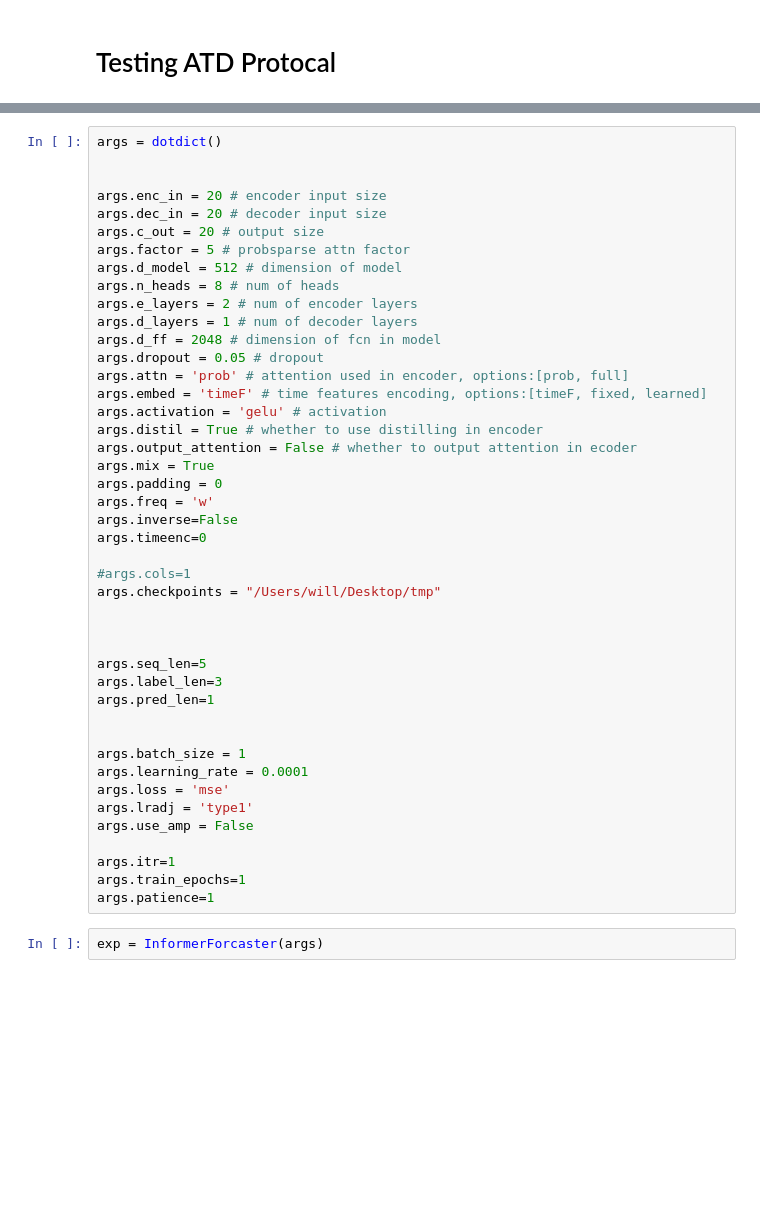
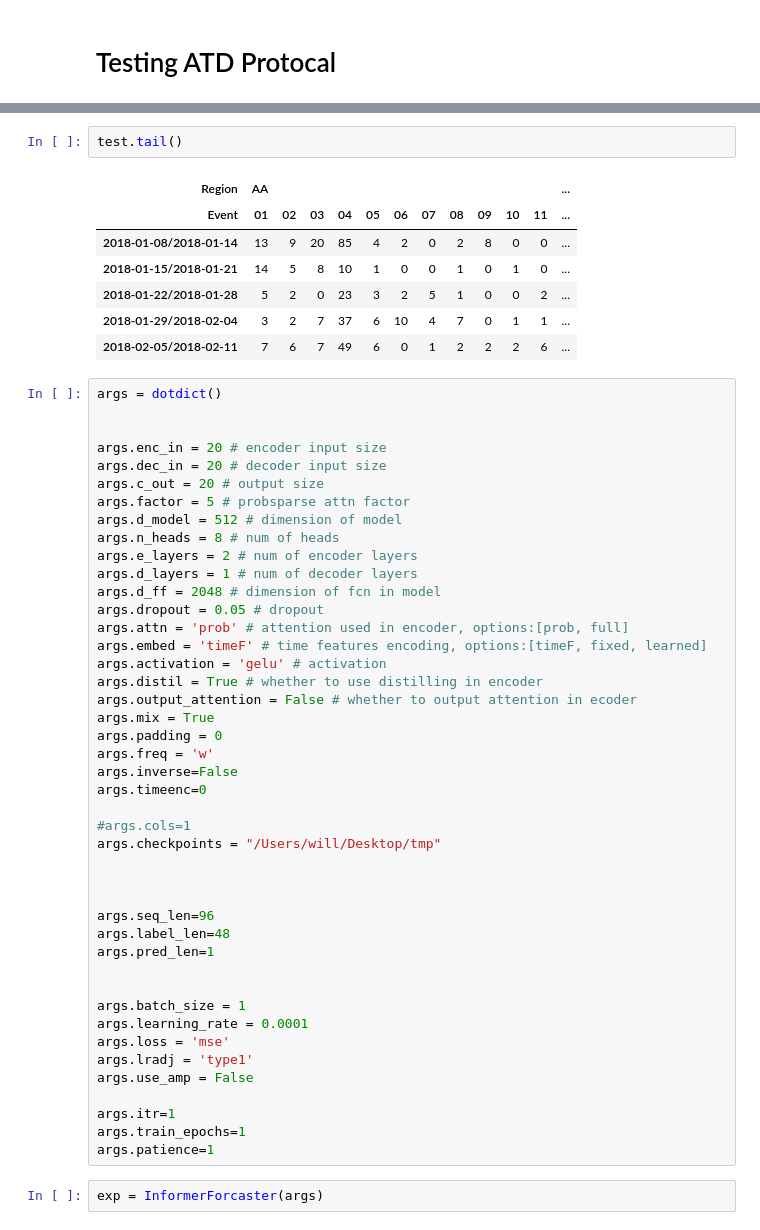
Before and after one commit to WillZ00/LISP-ATD-2022, a Jupyter notebook: Informer/atd_informer_demo.ipynb, the cells around one changed output, grey strips where cells are left out. Drawn from its saved outputs; the diff is of its cells as text; blank space fills up the shorter version.

```diff
--- a/Informer/atd_informer_demo.ipynb
+++ b/Informer/atd_informer_demo.ipynb
@@ -158,3 +158,13 @@ test.head()
+# %%
+test.tail()
+# %% [output]
+| Region | AA |  |  |  |  |  |  |  |  |  |  | ... |
+| Event | 01 | 02 | 03 | 04 | 05 | 06 | 07 | 08 | 09 | 10 | 11 | ... |
+| 2018-01-08/2018-01-14 | 13 | 9 | 20 | 85 | 4 | 2 | 0 | 2 | 8 | 0 | 0 | ... |
+| 2018-01-15/2018-01-21 | 14 | 5 | 8 | 10 | 1 | 0 | 0 | 1 | 0 | 1 | 0 | ... |
+| 2018-01-22/2018-01-28 | 5 | 2 | 0 | 23 | 3 | 2 | 5 | 1 | 0 | 0 | 2 | ... |
+| 2018-01-29/2018-02-04 | 3 | 2 | 7 | 37 | 6 | 10 | 4 | 7 | 0 | 1 | 1 | ... |
+| 2018-02-05/2018-02-11 | 7 | 6 | 7 | 49 | 6 | 0 | 1 | 2 | 2 | 2 | 6 | ... |
 # %%
 args = dotdict()
 
@@ -185,8 +195,8 @@ args.checkpoints = "/Users/will/Desktop/tmp"
 
 
 
-args.seq_len=5
-args.label_len=3
+args.seq_len=96
+args.label_len=48
 args.pred_len=1
 
 
```
Also changed, not shown: parts of 37 cells of this notebook, 5 other files.
